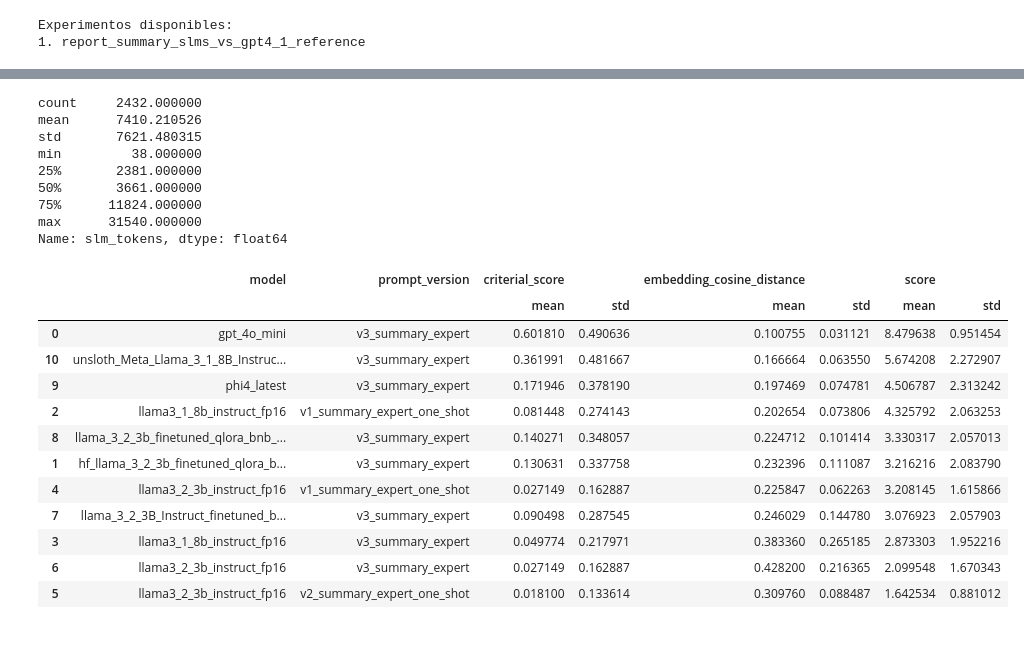
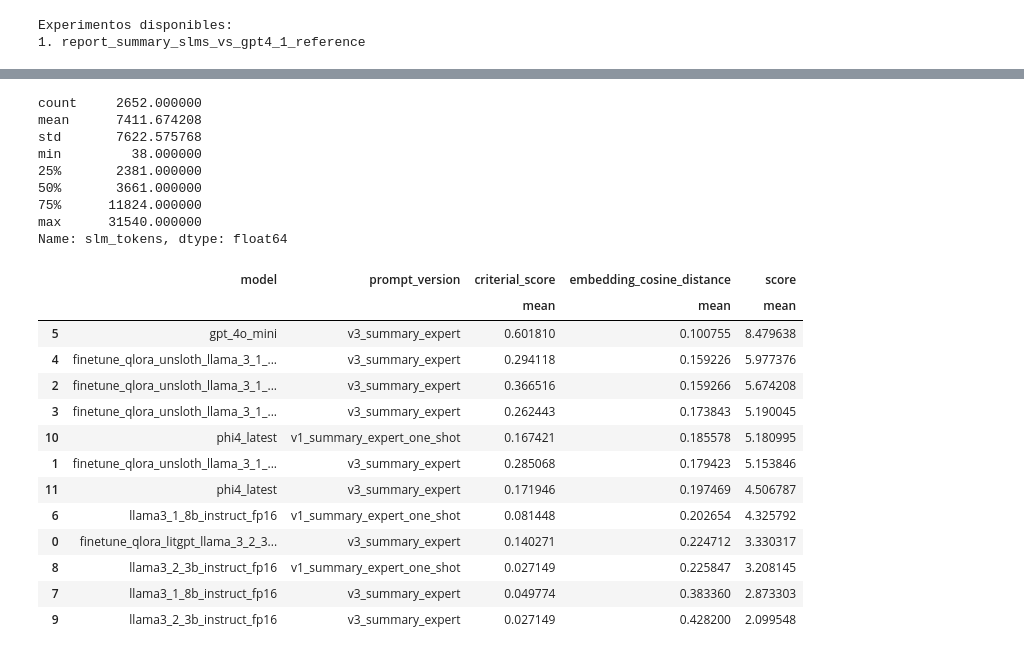
Before and after one commit to AndresR2909/poc-summary, a Jupyter notebook: notebooks/test_mlflow.ipynb, the cells around one changed output, grey strips where cells are left out. Cells and saved outputs as stored; diff of their text form; code cells hidden in the pictures.

Commit message:
feat: update model evaluation and comparation metrics notebook
Signed-off-by: andrestrepo <andres.restrepo@mercadolibre.com.co>

```diff
--- a/notebooks/test_mlflow.ipynb
+++ b/notebooks/test_mlflow.ipynb
@@ -35,7 +35,7 @@ runs = client.search_runs(
     order_by=[
         "start_time DESC",
     ],
-    max_results=2500,
+    max_results=3500,
 )
 
 if not runs:
@@ -68,0 +84,25 @@ Se encontraron 2436 ejecuciones registradas.
+# %%
+sel_models = [
+ 'unsloth_Meta_Llama_3_1_8B_Instruct_bnb_4bit_gguf2_Q4_k_m',
+ 'phi4_latest',
+ 'unsloth_Meta_Llama_3_1_8B_Instruct_bnb_4bit_gguf3_Q4_k_m',
+ 'unsloth_Meta_Llama_3_1_8B_Instruct_bnb_4bit_gguf3_Q8_0',
+ 'unsloth_Meta_Llama_3_1_8B_Instruct_bnb_4bit_gguf2_Q8_0',
+ 'llama3_1_8b_instruct_fp16',
+ 'llama3_2_3b_instruct_fp16',
+ 'gpt_4o_mini',
+ 'llama_3_2_3b_finetuned_qlora_bnb_nf42_gguf_q8_0_latest']
+# %%
+df_sel = df[df['model'].isin(sel_models)]
+# %%
+# Diccionario de reemplazo de nombres de modelos
+model_name_map = {
+ 'unsloth_Meta_Llama_3_1_8B_Instruct_bnb_4bit_gguf2_Q4_k_m':'finetune_qlora_unsloth_llama_3_1_8B_Instruct_bnb_4bit_v2_Q4_k_m',
+ 'unsloth_Meta_Llama_3_1_8B_Instruct_bnb_4bit_gguf3_Q4_k_m':'finetune_qlora_unsloth_llama_3_1_8B_Instruct_bnb_4bit_v3_Q4_k_m',
+ 'unsloth_Meta_Llama_3_1_8B_Instruct_bnb_4bit_gguf3_Q8_0':'finetune_qlora_unsloth_llama_3_1_8B_Instruct_bnb_4bit_v3_Q8_0',
+ 'unsloth_Meta_Llama_3_1_8B_Instruct_bnb_4bit_gguf2_Q8_0':'finetune_qlora_unsloth_llama_3_1_8B_Instruct_bnb_4bit_v2_Q8_0',
+ 'llama_3_2_3b_finetuned_qlora_bnb_nf42_gguf_q8_0_latest': 'finetune_qlora_litgpt_llama_3_2_3b_bnb_nf4_v2_q8_0',
+}
+
+# Reemplazar en la columna 'model' de df_sel
+df_sel['model'] = df_sel['model'].replace(model_name_map)
@@ -115,12 +143,12 @@ df_test["slm_tokens"] = df_test["text"].apply(lambda x: len(tokenizer.encode(x))
 sel_columns =['video_id', 'channel_name','slm_tokens']
 df_test_filter = df_test[sel_columns]
 # %%
-df_joined = pd.merge(df, df_test_filter, on=["channel_name", "video_id"], how="inner", suffixes=('', '_test'))
+df_joined = pd.merge(df_sel, df_test_filter, on=["channel_name", "video_id"], how="inner", suffixes=('', '_test'))
 df_joined['slm_tokens'].describe()
 # %% [output]
-count     2432.000000
-mean      7410.210526
-std       7621.480315
+count     2652.000000
+mean      7411.674208
+std       7622.575768
 min         38.000000
 25%       2381.000000
 50%       3661.000000
@@ -130,32 +158,33 @@ Name: slm_tokens, dtype: float64
 # %%
 # Filtrar y agrupar dataset por Chunk Size y Prompt, sacar promedio del resto de columnas
 # Agrupar por 'model' y 'prompt_version' y calcular estadísticas agregadas
 df_grouped_1 = (
-    df.drop(columns=["video_id", "channel_name"])
+    df_sel.drop(columns=["video_id", "channel_name"])
     .groupby(["model", "prompt_version"])
     #.agg(['mean','median','std','min','max'])
-    .agg(['mean','std'])
+    .agg(['mean'])
     .reset_index()
 )
 
 # Ordenar de mayor a menor por el score medio
 df_grouped_1 = df_grouped_1.sort_values(('score', 'mean'), ascending=False)
-
+df_grouped_1.to_csv("data/results/results_all.csv")
 # Para mostrar el contenido completo del DataFrame sin truncar columnas o filas
 with pd.option_context('display.max_rows', None, 'display.max_columns', None, 'display.width', None, 'display.max_colwidth', None):
     display(df_grouped_1)
 # %% [output]
-|  | model | prompt_version | criterial_score |  | embedding_cosine_distance |  | score |  |
-|  |  |  | mean | std | mean | std | mean | std |
-| 0 | gpt_4o_mini | v3_summary_expert | 0.601810 | 0.490636 | 0.100755 | 0.031121 | 8.479638 | 0.951454 |
-| 10 | unsloth_Meta_Llama_3_1_8B_Instruc... | v3_summary_expert | 0.361991 | 0.481667 | 0.166664 | 0.063550 | 5.674208 | 2.272907 |
-| 9 | phi4_latest | v3_summary_expert | 0.171946 | 0.378190 | 0.197469 | 0.074781 | 4.506787 | 2.313242 |
-| 2 | llama3_1_8b_instruct_fp16 | v1_summary_expert_one_shot | 0.081448 | 0.274143 | 0.202654 | 0.073806 | 4.325792 | 2.063253 |
-| 8 | llama_3_2_3b_finetuned_qlora_bnb_... | v3_summary_expert | 0.140271 | 0.348057 | 0.224712 | 0.101414 | 3.330317 | 2.057013 |
-| 1 | hf_llama_3_2_3b_finetuned_qlora_b... | v3_summary_expert | 0.130631 | 0.337758 | 0.232396 | 0.111087 | 3.216216 | 2.083790 |
-| 4 | llama3_2_3b_instruct_fp16 | v1_summary_expert_one_shot | 0.027149 | 0.162887 | 0.225847 | 0.062263 | 3.208145 | 1.615866 |
-| 7 | llama_3_2_3B_Instruct_finetuned_b... | v3_summary_expert | 0.090498 | 0.287545 | 0.246029 | 0.144780 | 3.076923 | 2.057903 |
-| 3 | llama3_1_8b_instruct_fp16 | v3_summary_expert | 0.049774 | 0.217971 | 0.383360 | 0.265185 | 2.873303 | 1.952216 |
-| 6 | llama3_2_3b_instruct_fp16 | v3_summary_expert | 0.027149 | 0.162887 | 0.428200 | 0.216365 | 2.099548 | 1.670343 |
-| 5 | llama3_2_3b_instruct_fp16 | v2_summary_expert_one_shot | 0.018100 | 0.133614 | 0.309760 | 0.088487 | 1.642534 | 0.881012 |
+|  | model | prompt_version | criterial_score | embedding_cosine_distance | score |
+|  |  |  | mean | mean | mean |
+| 5 | gpt_4o_mini | v3_summary_expert | 0.601810 | 0.100755 | 8.479638 |
+| 4 | finetune_qlora_unsloth_llama_3_1_... | v3_summary_expert | 0.294118 | 0.159226 | 5.977376 |
+| 2 | finetune_qlora_unsloth_llama_3_1_... | v3_summary_expert | 0.366516 | 0.159266 | 5.674208 |
+| 3 | finetune_qlora_unsloth_llama_3_1_... | v3_summary_expert | 0.262443 | 0.173843 | 5.190045 |
+| 10 | phi4_latest | v1_summary_expert_one_shot | 0.167421 | 0.185578 | 5.180995 |
+| 1 | finetune_qlora_unsloth_llama_3_1_... | v3_summary_expert | 0.285068 | 0.179423 | 5.153846 |
+| 11 | phi4_latest | v3_summary_expert | 0.171946 | 0.197469 | 4.506787 |
+| 6 | llama3_1_8b_instruct_fp16 | v1_summary_expert_one_shot | 0.081448 | 0.202654 | 4.325792 |
+| 0 | finetune_qlora_litgpt_llama_3_2_3... | v3_summary_expert | 0.140271 | 0.224712 | 3.330317 |
+| 8 | llama3_2_3b_instruct_fp16 | v1_summary_expert_one_shot | 0.027149 | 0.225847 | 3.208145 |
+| 7 | llama3_1_8b_instruct_fp16 | v3_summary_expert | 0.049774 | 0.383360 | 2.873303 |
+| 9 | llama3_2_3b_instruct_fp16 | v3_summary_expert | 0.027149 | 0.428200 | 2.099548 |
 # %%
```
Also changed, not shown: parts of 11 cells of this notebook.
